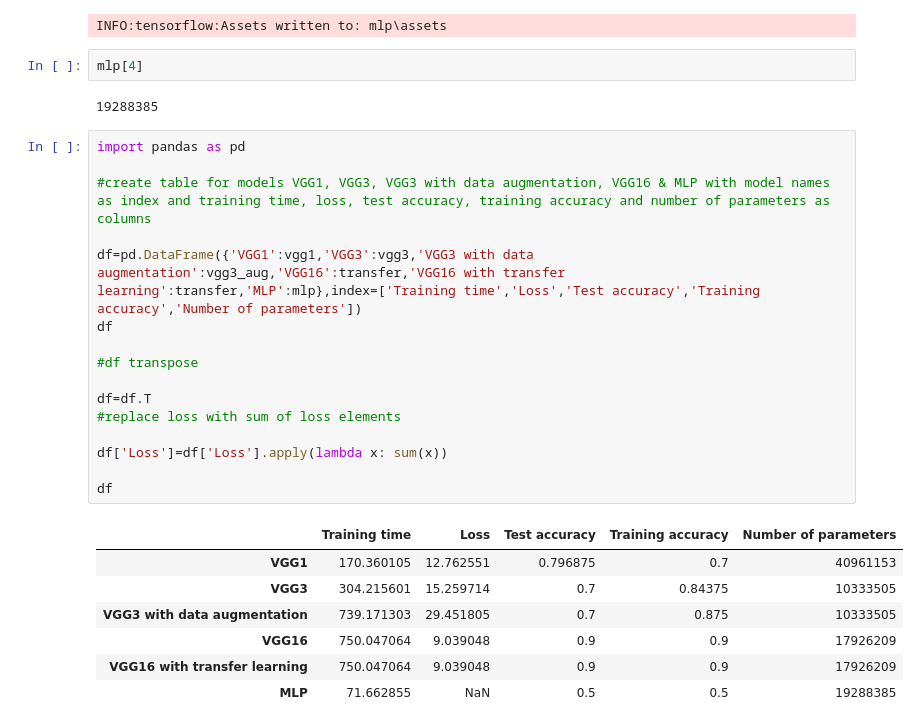
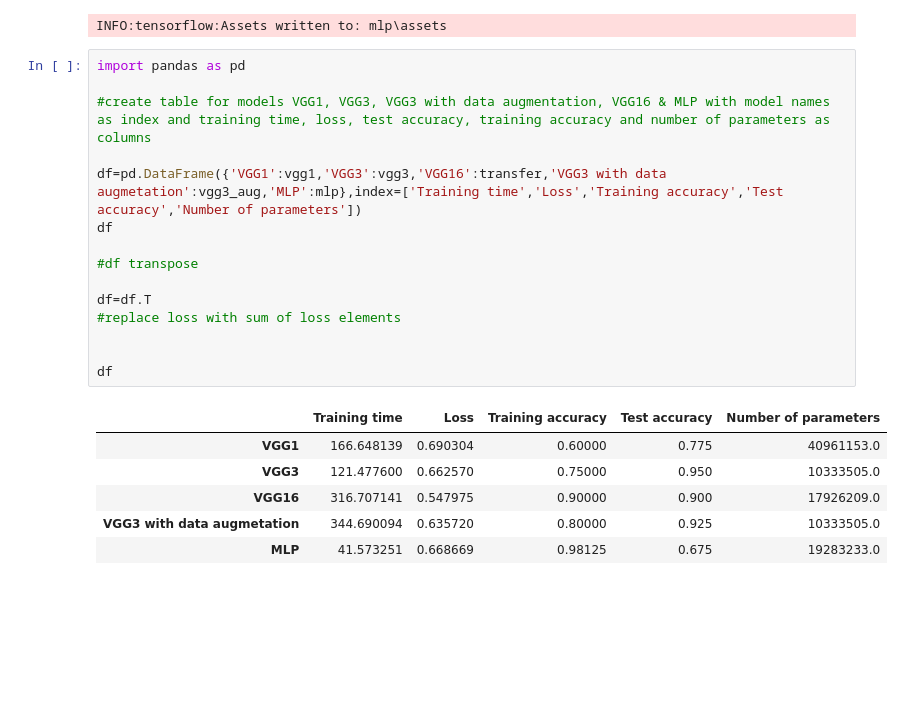
Before and after one commit to i-hxrsh/Machine_Learning_Assignment5, a Jupyter notebook: asgn.ipynb, the cells around one changed output. Drawn from its saved outputs; the diff is of its cells as text; blank space fills up the shorter version.

```diff
--- a/asgn.ipynb
+++ b/asgn.ipynb
@@ -531,31 +871,25 @@ model.save('mlp')
 # %% [output]
 INFO:tensorflow:Assets written to: mlp\assets
 INFO:tensorflow:Assets written to: mlp\assets
-# %%
-mlp[4]
-# %% [output]
-19288385
 # %%
 import pandas as pd
 
 #create table for models VGG1, VGG3, VGG3 with data augmentation, VGG16 & MLP with model names as index and training time, loss, test accuracy, training accuracy and number of parameters as columns
 
-df=pd.DataFrame({'VGG1':vgg1,'VGG3':vgg3,'VGG3 with data augmentation':vgg3_aug,'VGG16':transfer,'VGG16 with transfer learning':transfer,'MLP':mlp},index=['Training time','Loss','Test accuracy','Training accuracy','Number of parameters'])
+df=pd.DataFrame({'VGG1':vgg1,'VGG3':vgg3,'VGG16':transfer,'VGG3 with data augmetation':vgg3_aug,'MLP':mlp},index=['Training time','Loss','Training accuracy','Test accuracy','Number of parameters'])
 df
 
 #df transpose
 
 df=df.T
 #replace loss with sum of loss elements
 
-df['Loss']=df['Loss'].apply(lambda x: sum(x))
 
 df
 # %% [output]
-|  | Training time | Loss | Test accuracy | Training accuracy | Number of parameters |
-| VGG1 | 170.360105 | 12.762551 | 0.796875 | 0.7 | 40961153 |
-| VGG3 | 304.215601 | 15.259714 | 0.7 | 0.84375 | 10333505 |
-| VGG3 with data augmentation | 739.171303 | 29.451805 | 0.7 | 0.875 | 10333505 |
-| VGG16 | 750.047064 | 9.039048 | 0.9 | 0.9 | 17926209 |
-| VGG16 with transfer learning | 750.047064 | 9.039048 | 0.9 | 0.9 | 17926209 |
-| MLP | 71.662855 | NaN | 0.5 | 0.5 | 19288385 |
+|  | Training time | Loss | Training accuracy | Test accuracy | Number of parameters |
+| VGG1 | 166.648139 | 0.690304 | 0.60000 | 0.775 | 40961153.0 |
+| VGG3 | 121.477600 | 0.662570 | 0.75000 | 0.950 | 10333505.0 |
+| VGG16 | 316.707141 | 0.547975 | 0.90000 | 0.900 | 17926209.0 |
+| VGG3 with data augmetation | 344.690094 | 0.635720 | 0.80000 | 0.925 | 10333505.0 |
+| MLP | 41.573251 | 0.668669 | 0.98125 | 0.675 | 19283233.0 |
```
Also changed, not shown: parts of 24 cells of this notebook.
